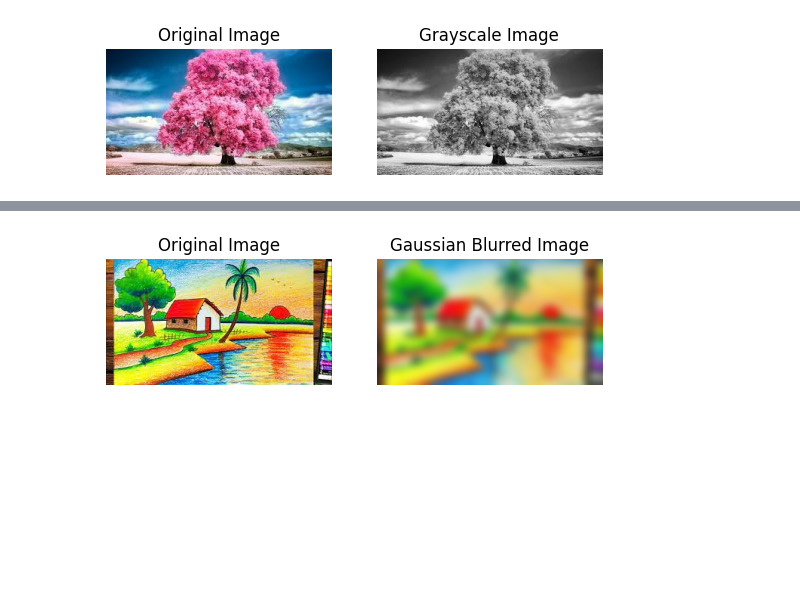
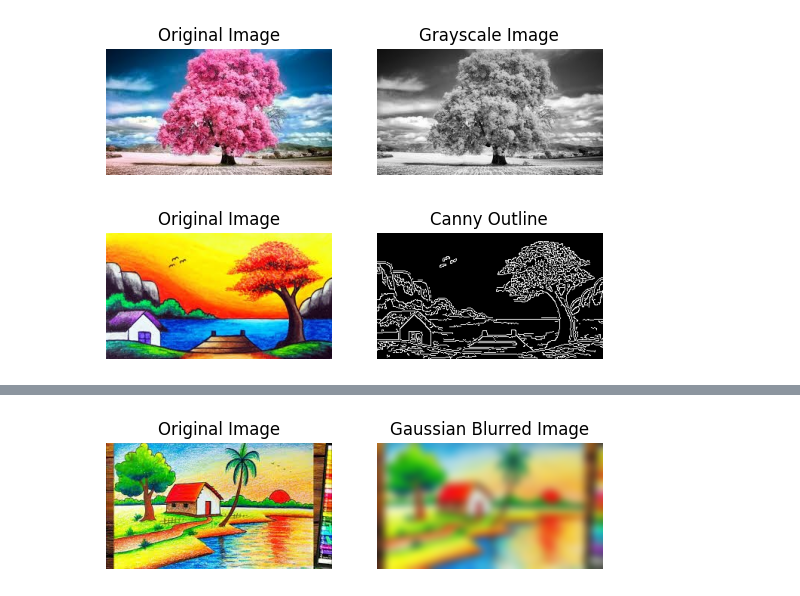
Before and after one commit to AMDS9989/Computer-Vision, a Jupyter notebook: experment_1cv.ipynb, the cells around one changed output, grey strips where cells are left out. Saved outputs shown, nothing was run; the diff lists cells and outputs as text; code cells hidden in the pictures; blank space fills up the shorter version.

```diff
--- a/experment_1cv.ipynb
+++ b/experment_1cv.ipynb
@@ -24,3 +24,31 @@ plt.axis("off")
 plt.show()
 # %% [output]
 [figure]
+# %%
+import cv2
+import matplotlib.pyplot as plt
+
+# Read the image
+img = cv2.imread("3.png.jpg")
+
+# Convert image to grayscale
+gray = cv2.cvtColor(img, cv2.COLOR_BGR2GRAY)
+
+# Apply Canny edge detection
+edges = cv2.Canny(gray, 100, 200)
+
+# Display original image
+plt.subplot(1, 2, 1)
+plt.imshow(cv2.cvtColor(img, cv2.COLOR_BGR2RGB))
+plt.title("Original Image")
+plt.axis("off")
+
+# Display Canny outline
+plt.subplot(1, 2, 2)
+plt.imshow(edges, cmap="gray")
+plt.title("Canny Outline")
+plt.axis("off")
+
+plt.show()
+# %% [output]
+[figure, added]
```
Also changed, not shown: parts of 2 cells of this notebook.
